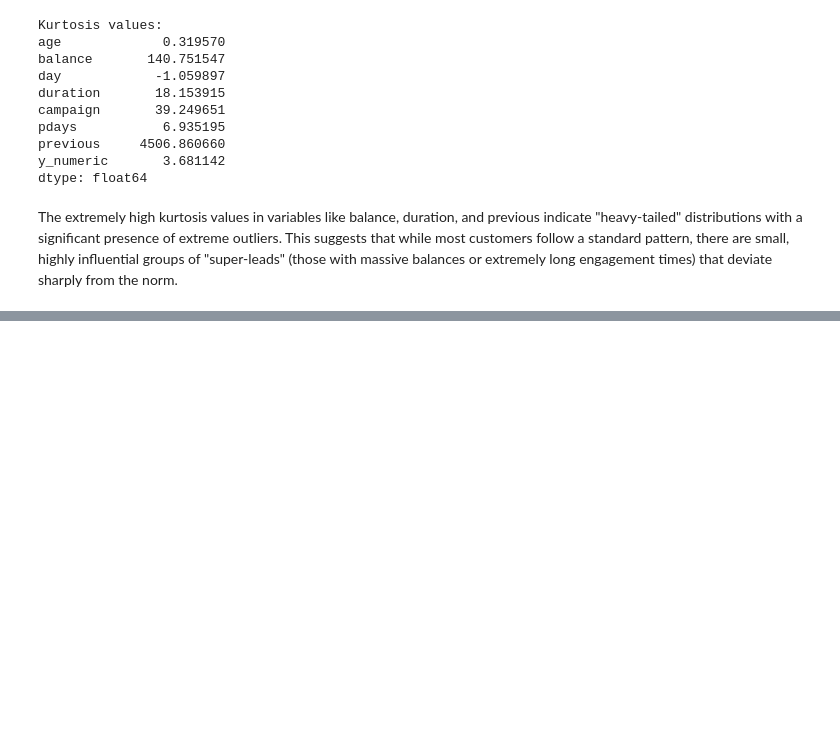
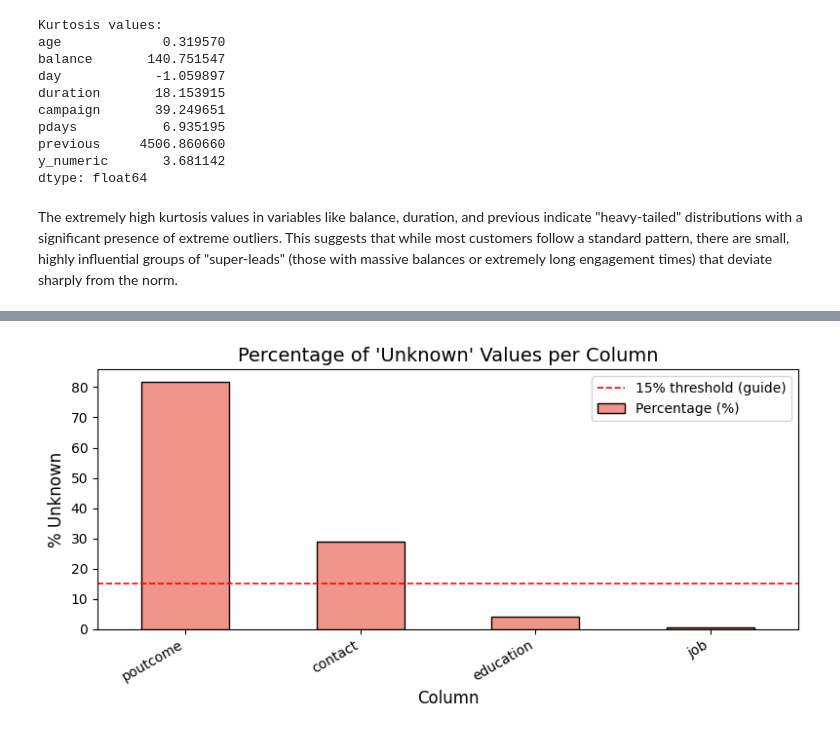
Before and after one commit to Raeesa12/FUTURE_DS_03, a Jupyter notebook: Notebook and Dataset/funnel_analysis.ipynb, the cells around one changed output, grey strips where cells are left out. Cells and saved outputs as stored; diff of their text form; code cells hidden in the pictures; blank space fills up the shorter version.

```diff
--- a/Notebook and Dataset/funnel_analysis.ipynb
+++ b/Notebook and Dataset/funnel_analysis.ipynb
@@ -167,0 +211,18 @@ The extremely high kurtosis values in variables like balance, duration, and prev
+# %%
+# This dataset uses 'unknown' instead of NaN for missing categoricals.
+
+unknown_summary = {}
+for col in data.columns:
+    try:
+        count = (data[col].astype(str).str.lower() == 'unknown').sum()
+        if count > 0:
+            unknown_summary[col] = {
+                'Count': count,
+                'Percentage (%)': round(count / len(data) * 100, 2)
+            }
+    except Exception:
+        pass
+
+unknown_df = pd.DataFrame(unknown_summary).T.sort_values('Percentage (%)', ascending=False)
+print("Columns with 'unknown' values:")
+display(unknown_df)
@@ -167,0 +236,13 @@ The extremely high kurtosis values in variables like balance, duration, and prev
+# %%
+ax = unknown_df['Percentage (%)'].plot(kind='bar', figsize=(8, 4),
+                                        color='#F1948A', edgecolor='black')
+ax.set_title("Percentage of 'Unknown' Values per Column", fontsize=14)
+ax.set_ylabel("% Unknown", fontsize=12)
+ax.set_xlabel("Column", fontsize=12)
+ax.axhline(y=15, color='red', linestyle='--', linewidth=1.2, label='15% threshold (guide)')
+ax.legend(fontsize=10)
+plt.xticks(rotation=30, ha='right')
+plt.tight_layout()
+plt.show()
+# %% [output]
+[figure, added]
```
Also changed, not shown: parts of 12 cells of this notebook, 1 other file.
